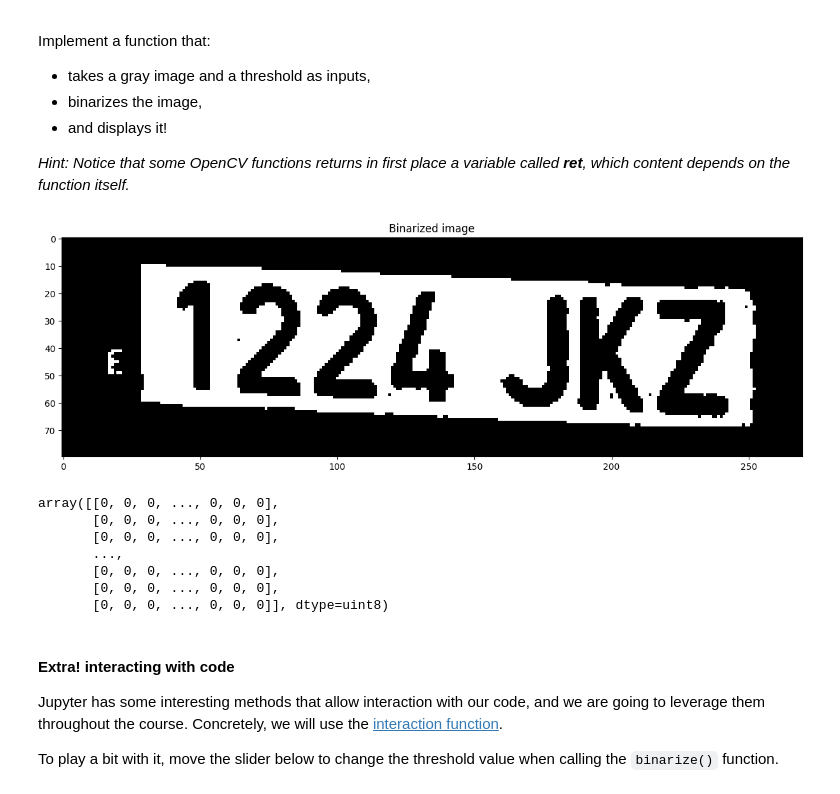
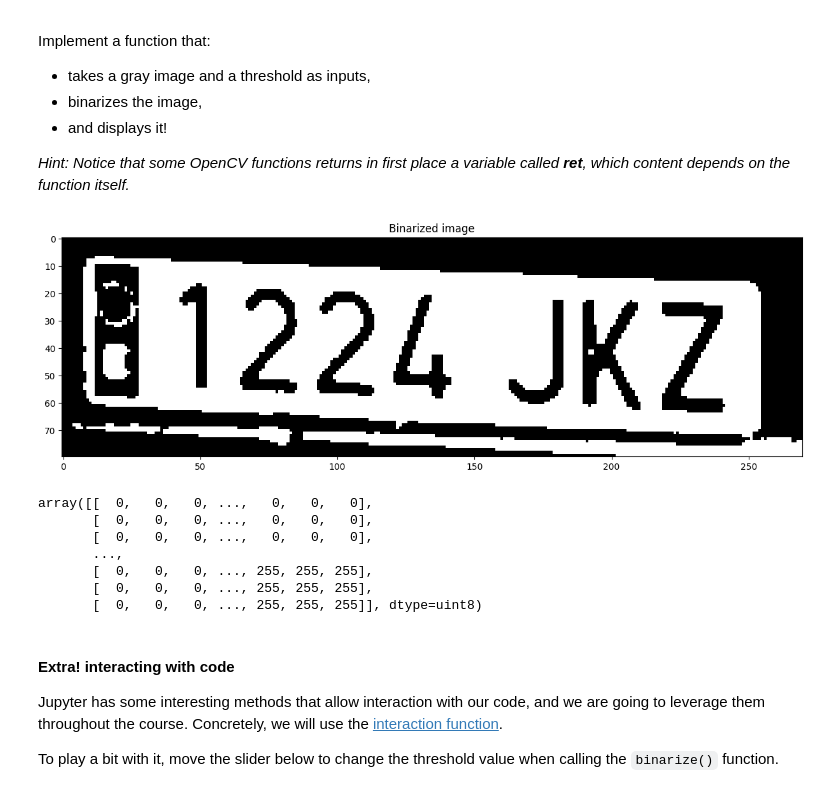
Before and after one commit to uo282210/uma_cv_2023, a Jupyter notebook: Chapter 02. Image processing/2.1 IP tools.ipynb, the cells around one changed output. Saved outputs shown, nothing was run; the diff lists cells and outputs as text; code cells hidden in the pictures.

```diff
--- a/Chapter 02. Image processing/2.1 IP tools.ipynb
+++ b/Chapter 02. Image processing/2.1 IP tools.ipynb
@@ -156,34 +156,34 @@ Implement a function that:
 # %%
 # ** ASSIGNMENT 3 **
 # Implement a function that binarizes an image and displays it
 def binarize(image,threshold):
     """ Binarizes an input image and returns it.
         Args:
             image: Input image to be binarized, must be a gray image
             threshold: Pixels with intensity values under this parameters
                     are set to 0 (black), and those over it to 255 (white).
 
         Returns:
             image_binarized: Binarized image
     """
 
     ret,image_binarized =  cv2.threshold(image,threshold,255,cv2.THRESH_BINARY)
     plt.imshow(image_binarized, cmap='gray')
     plt.title('Binarized image')
     plt.show()
 
     return image_binarized
 
-binarize(image_cropped, 200)
+binarize(image_cropped, 125)
 # %% [output]
-[figure, old version]
+[figure, new version]
-array([[0, 0, 0, ..., 0, 0, 0],
-       [0, 0, 0, ..., 0, 0, 0],
-       [0, 0, 0, ..., 0, 0, 0],
+array([[  0,   0,   0, ...,   0,   0,   0],
+       [  0,   0,   0, ...,   0,   0,   0],
+       [  0,   0,   0, ...,   0,   0,   0],
        ...,
-       [0, 0, 0, ..., 0, 0, 0],
-       [0, 0, 0, ..., 0, 0, 0],
-       [0, 0, 0, ..., 0, 0, 0]], dtype=uint8)
+       [  0,   0,   0, ..., 255, 255, 255],
+       [  0,   0,   0, ..., 255, 255, 255],
+       [  0,   0,   0, ..., 255, 255, 255]], dtype=uint8)
 # %% [markdown]
 #### Extra! interacting with code
 
```
Also changed, not shown: parts of 5 cells of this notebook.
